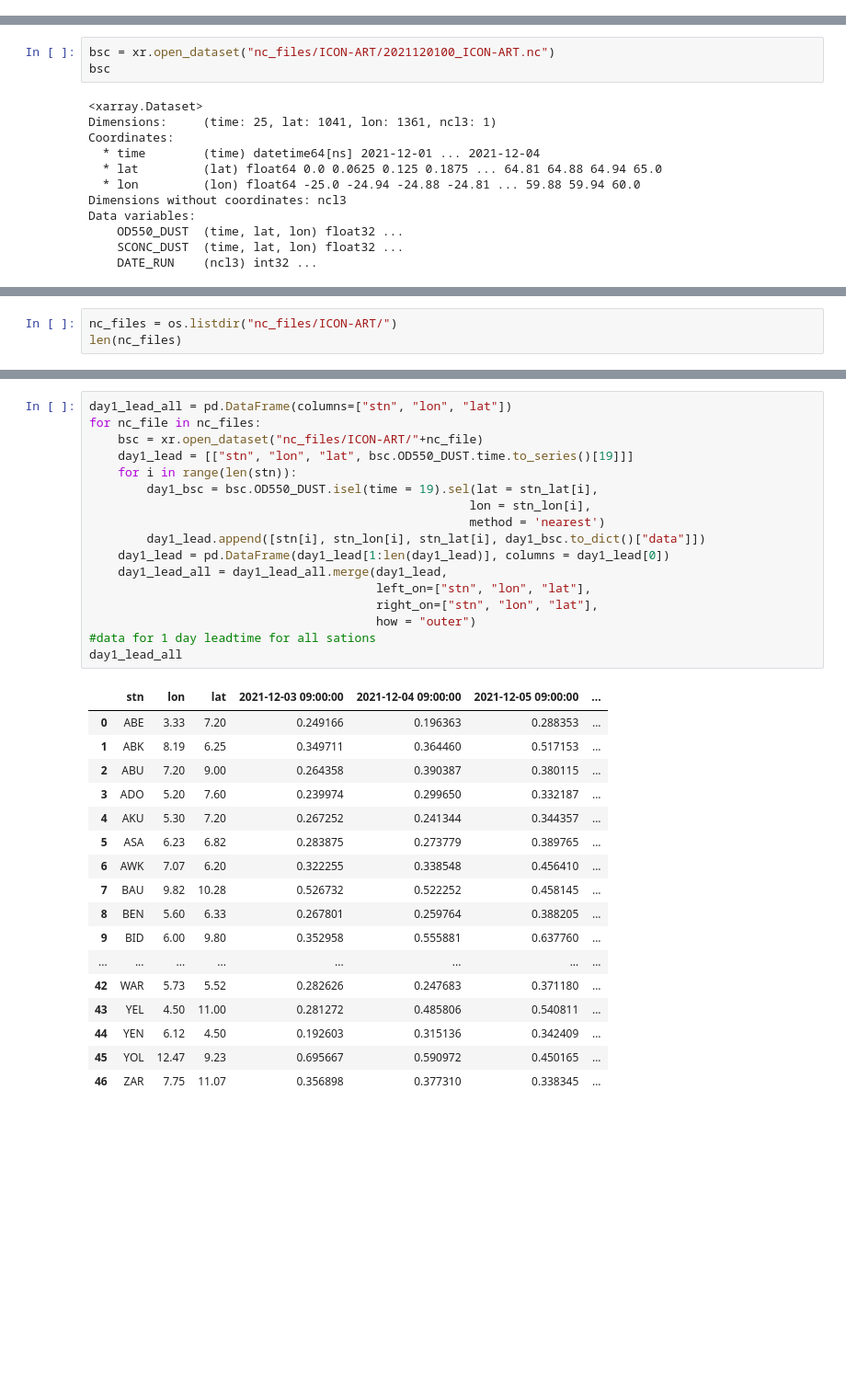
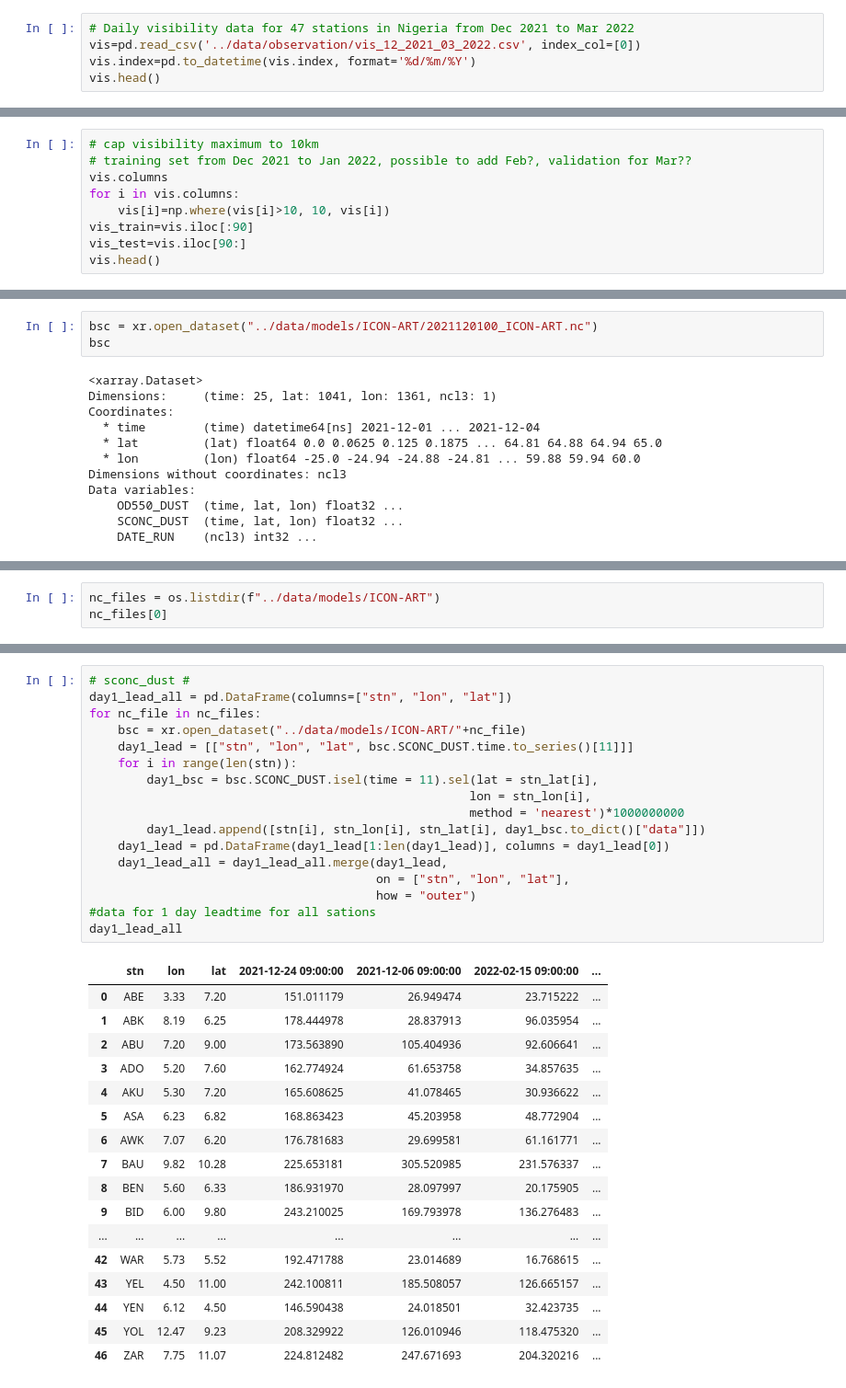
Before and after one commit to ahmadbello/visibility, a Jupyter notebook: notebooks/ICON-ART.ipynb, the cells around one changed output, grey strips where cells are left out. Shown at 92% size. Drawn from its saved outputs; the diff is of its cells as text; blank space fills up the shorter version.

```diff
--- a/notebooks/ICON-ART.ipynb
+++ b/notebooks/ICON-ART.ipynb
@@ -0,0 +19,5 @@
+# %%
+# Daily visibility data for 47 stations in Nigeria from Dec 2021 to Mar 2022
+vis=pd.read_csv('../data/observation/vis_12_2021_03_2022.csv', index_col=[0])
+vis.index=pd.to_datetime(vis.index, format='%d/%m/%Y')
+vis.head()
@@ -0,0 +33,9 @@
+# %%
+# cap visibility maximum to 10km
+# training set from Dec 2021 to Jan 2022, possible to add Feb?, validation for Mar??
+vis.columns
+for i in vis.columns:
+    vis[i]=np.where(vis[i]>10, 10, vis[i])
+vis_train=vis.iloc[:90]
+vis_test=vis.iloc[90:]
+vis.head()
@@ -1,5 +51,5 @@
 # %%
-bsc = xr.open_dataset("nc_files/ICON-ART/2021120100_ICON-ART.nc")
+bsc = xr.open_dataset("../data/models/ICON-ART/2021120100_ICON-ART.nc")
 bsc
 # %% [output]
 <xarray.Dataset>
@@ -22,4 +68,4 @@ Timestamp('2021-12-03 09:00:00')
 # %%
-nc_files = os.listdir("nc_files/ICON-ART/")
-len(nc_files)
+nc_files = os.listdir(f"../data/models/ICON-ART")
+nc_files[0]
 # %% [output]
@@ -27,35 +73,35 @@ len(nc_files)
 # %%
+# sconc_dust #
 day1_lead_all = pd.DataFrame(columns=["stn", "lon", "lat"])
 for nc_file in nc_files:
-    bsc = xr.open_dataset("nc_files/ICON-ART/"+nc_file)
-    day1_lead = [["stn", "lon", "lat", bsc.OD550_DUST.time.to_series()[19]]]
+    bsc = xr.open_dataset("../data/models/ICON-ART/"+nc_file)
+    day1_lead = [["stn", "lon", "lat", bsc.SCONC_DUST.time.to_series()[11]]]
     for i in range(len(stn)):
-        day1_bsc = bsc.OD550_DUST.isel(time = 19).sel(lat = stn_lat[i],
+        day1_bsc = bsc.SCONC_DUST.isel(time = 11).sel(lat = stn_lat[i],
                                                      lon = stn_lon[i],
-                                                     method = 'nearest')
+                                                     method = 'nearest')*1000000000
         day1_lead.append([stn[i], stn_lon[i], stn_lat[i], day1_bsc.to_dict()["data"]])
     day1_lead = pd.DataFrame(day1_lead[1:len(day1_lead)], columns = day1_lead[0])
     day1_lead_all = day1_lead_all.merge(day1_lead,
-                                        left_on=["stn", "lon", "lat"],
-                                        right_on=["stn", "lon", "lat"],
+                                        on = ["stn", "lon", "lat"],
                                         how = "outer")
 #data for 1 day leadtime for all sations
 day1_lead_all
 # %% [output]
-|  | stn | lon | lat | 2021-12-03 09:00:00 | 2021-12-04 09:00:00 | 2021-12-05 09:00:00 | ... |
-| 0 | ABE | 3.33 | 7.20 | 0.249166 | 0.196363 | 0.288353 | ... |
-| 1 | ABK | 8.19 | 6.25 | 0.349711 | 0.364460 | 0.517153 | ... |
-| 2 | ABU | 7.20 | 9.00 | 0.264358 | 0.390387 | 0.380115 | ... |
-| 3 | ADO | 5.20 | 7.60 | 0.239974 | 0.299650 | 0.332187 | ... |
-| 4 | AKU | 5.30 | 7.20 | 0.267252 | 0.241344 | 0.344357 | ... |
-| 5 | ASA | 6.23 | 6.82 | 0.283875 | 0.273779 | 0.389765 | ... |
-| 6 | AWK | 7.07 | 6.20 | 0.322255 | 0.338548 | 0.456410 | ... |
-| 7 | BAU | 9.82 | 10.28 | 0.526732 | 0.522252 | 0.458145 | ... |
-| 8 | BEN | 5.60 | 6.33 | 0.267801 | 0.259764 | 0.388205 | ... |
-| 9 | BID | 6.00 | 9.80 | 0.352958 | 0.555881 | 0.637760 | ... |
+|  | stn | lon | lat | 2021-12-24 09:00:00 | 2021-12-06 09:00:00 | 2022-02-15 09:00:00 | ... |
+| 0 | ABE | 3.33 | 7.20 | 151.011179 | 26.949474 | 23.715222 | ... |
+| 1 | ABK | 8.19 | 6.25 | 178.444978 | 28.837913 | 96.035954 | ... |
+| 2 | ABU | 7.20 | 9.00 | 173.563890 | 105.404936 | 92.606641 | ... |
+| 3 | ADO | 5.20 | 7.60 | 162.774924 | 61.653758 | 34.857635 | ... |
+| 4 | AKU | 5.30 | 7.20 | 165.608625 | 41.078465 | 30.936622 | ... |
+| 5 | ASA | 6.23 | 6.82 | 168.863423 | 45.203958 | 48.772904 | ... |
+| 6 | AWK | 7.07 | 6.20 | 176.781683 | 29.699581 | 61.161771 | ... |
+| 7 | BAU | 9.82 | 10.28 | 225.653181 | 305.520985 | 231.576337 | ... |
+| 8 | BEN | 5.60 | 6.33 | 186.931970 | 28.097997 | 20.175905 | ... |
+| 9 | BID | 6.00 | 9.80 | 243.210025 | 169.793978 | 136.276483 | ... |
 | ... | ... | ... | ... | ... | ... | ... | ... |
-| 42 | WAR | 5.73 | 5.52 | 0.282626 | 0.247683 | 0.371180 | ... |
-| 43 | YEL | 4.50 | 11.00 | 0.281272 | 0.485806 | 0.540811 | ... |
-| 44 | YEN | 6.12 | 4.50 | 0.192603 | 0.315136 | 0.342409 | ... |
-| 45 | YOL | 12.47 | 9.23 | 0.695667 | 0.590972 | 0.450165 | ... |
-| 46 | ZAR | 7.75 | 11.07 | 0.356898 | 0.377310 | 0.338345 | ... |
+| 42 | WAR | 5.73 | 5.52 | 192.471788 | 23.014689 | 16.768615 | ... |
+| 43 | YEL | 4.50 | 11.00 | 242.100811 | 185.508057 | 126.665157 | ... |
+| 44 | YEN | 6.12 | 4.50 | 146.590438 | 24.018501 | 32.423735 | ... |
+| 45 | YOL | 12.47 | 9.23 | 208.329922 | 126.010946 | 118.475320 | ... |
+| 46 | ZAR | 7.75 | 11.07 | 224.812482 | 247.671693 | 204.320216 | ... |
```
Also changed, not shown: parts of 16 cells of this notebook, 42 other files.
